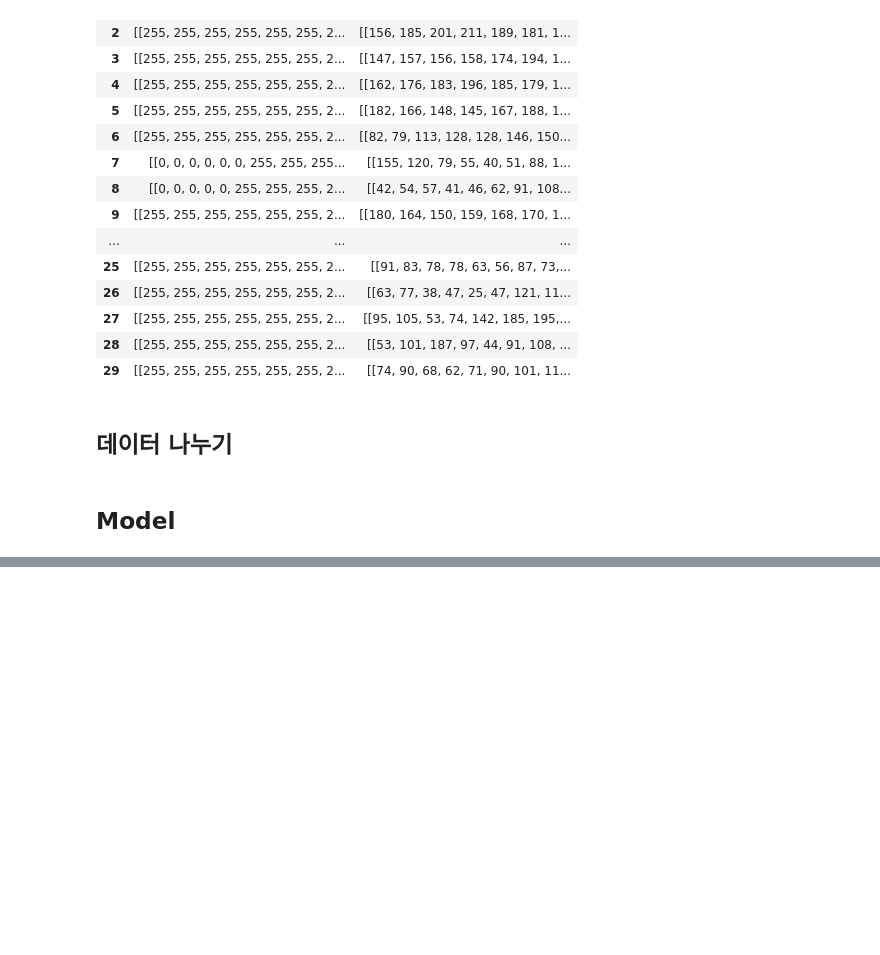
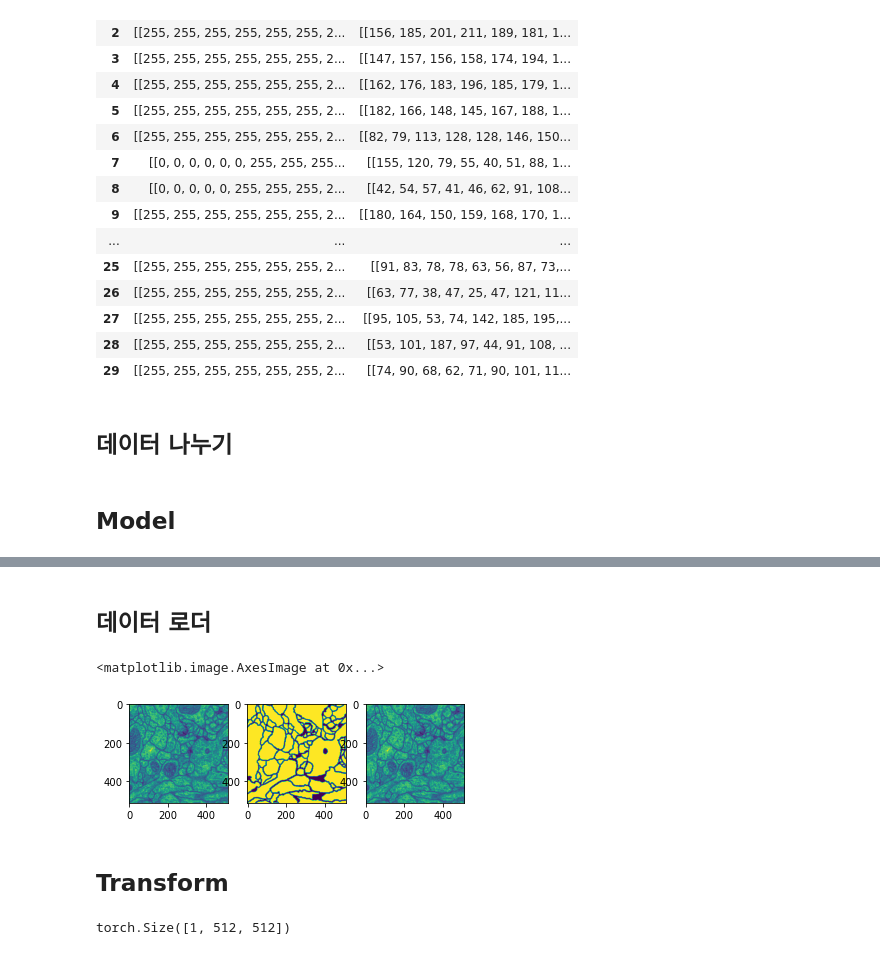
Before and after one commit to ehddnr301/pytorch-study, a Jupyter notebook: pytorch-cell-segmentation.ipynb, the cells around one changed output, grey strips where cells are left out. Cells and saved outputs as stored; diff of their text form; code cells hidden in the pictures; blank space fills up the shorter version.

```diff
--- a/pytorch-cell-segmentation.ipynb
+++ b/pytorch-cell-segmentation.ipynb
@@ -231,0 +250,2 @@ model
+# %% [markdown]
+## 데이터 로더
@@ -231,0 +296,24 @@ model
+# %%
+dataset_train = Dataset(train_df)
+# %%
+data = dataset_train.__getitem__(0)
+
+img_input = data['input']
+img_label = data['label']
+# %%
+plt.subplot(131)
+plt.imshow(img_input.squeeze())
+
+plt.subplot(132)
+plt.imshow(img_label.squeeze())
+
+plt.subplot(133)
+plt.imshow(img_input.squeeze())
+
+# subplot parameter => (131: 1번행, 3열중, 1번째 요소)
+# subplot parameter => (132: 1번행, 3열중, 2번째 요소)
+# %% [output]
+<matplotlib.image.AxesImage at 0x...>
+[figure, added]
+# %% [markdown]
+## Transform
@@ -231,0 +334,4 @@ model
+# %%
+img_input.shape
+# %% [output]
+torch.Size([1, 512, 512])
```
Also changed, not shown: parts of 6 cells of this notebook, 1 other file.
